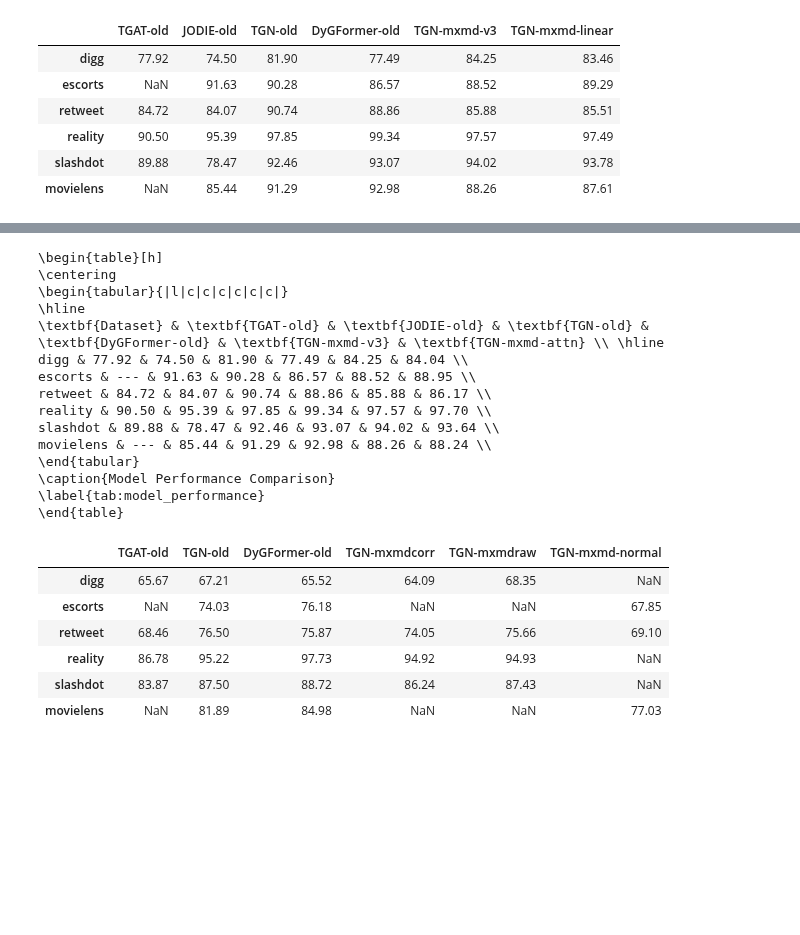
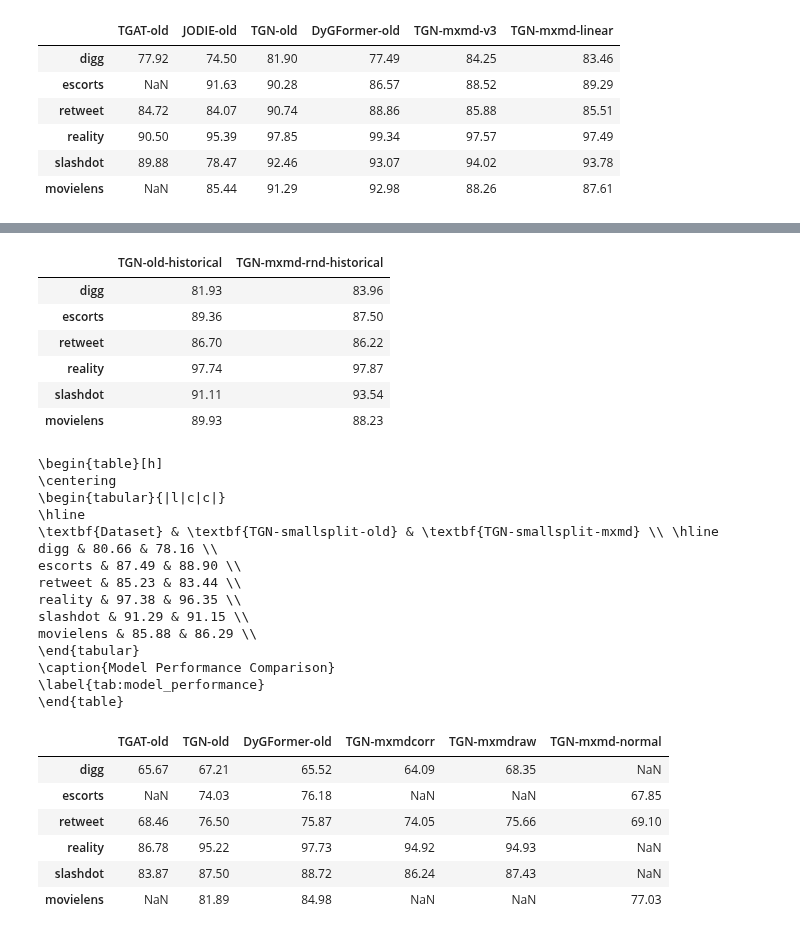
Before and after one commit to webster-781/DyGLib, a Jupyter notebook: scripts/result_processing2.ipynb, the cells around one changed output, grey strips where cells are left out. Cells and saved outputs as stored; diff of their text form; code cells hidden in the pictures; blank space fills up the shorter version.

```diff
--- a/scripts/result_processing2.ipynb
+++ b/scripts/result_processing2.ipynb
@@ -51,3 +69,19 @@ df
+# %%
+# versions = ['old', 'old', 'old', 'mxmdcorr', 'mxmdraw', 'mxmd-normal']
+# models = ['TGAT', 'TGN' , 'DyGFormer', 'TGN', 'TGN', 'TGN']
+versions = ['old-historical', 'mxmd-rnd-historical']
+models = ['TGN', 'TGN']
+datasets = ["ia-digg-reply", "ia-escorts-dynamic", "ia-retweet-pol", "ia-reality-call", "ia-slashdot-reply-dir", "ia-movielens-user2tags-10m"]
+df = get_cross_table(versions, models, datasets, 'test average_precision')
+df
+# %% [output]
+|  | TGN-old-historical | TGN-mxmd-rnd-historical |
+| digg | 81.93 | 83.96 |
+| escorts | 89.36 | 87.50 |
+| retweet | 86.70 | 86.22 |
+| reality | 97.74 | 97.87 |
+| slashdot | 91.11 | 93.54 |
+| movielens | 89.93 | 88.23 |
 # %%
 import pandas as pd
 
@@ -81,15 +115,15 @@ print(latex_table)
 # %% [output]
 \begin{table}[h]
 \centering
-\begin{tabular}{|l|c|c|c|c|c|c|}
+\begin{tabular}{|l|c|c|}
 \hline
-\textbf{Dataset} & \textbf{TGAT-old} & \textbf{JODIE-old} & \textbf{TGN-old} & \textbf{DyGFormer-old} & \textbf{TGN-mxmd-v3} & \textbf{TGN-mxmd-attn} \\ \hline
-digg & 77.92 & 74.50 & 81.90 & 77.49 & 84.25 & 84.04 \\
-escorts & --- & 91.63 & 90.28 & 86.57 & 88.52 & 88.95 \\
-retweet & 84.72 & 84.07 & 90.74 & 88.86 & 85.88 & 86.17 \\
-reality & 90.50 & 95.39 & 97.85 & 99.34 & 97.57 & 97.70 \\
-slashdot & 89.88 & 78.47 & 92.46 & 93.07 & 94.02 & 93.64 \\
-movielens & --- & 85.44 & 91.29 & 92.98 & 88.26 & 88.24 \\
+\textbf{Dataset} & \textbf{TGN-smallsplit-old} & \textbf{TGN-smallsplit-mxmd} \\ \hline
+digg & 80.66 & 78.16 \\
+escorts & 87.49 & 88.90 \\
+retweet & 85.23 & 83.44 \\
+reality & 97.38 & 96.35 \\
+slashdot & 91.29 & 91.15 \\
+movielens & 85.88 & 86.29 \\
 \end{tabular}
 \caption{Model Performance Comparison}
 \label{tab:model_performance}
```
Also changed, not shown: parts of 3 cells of this notebook, 5 other files.
